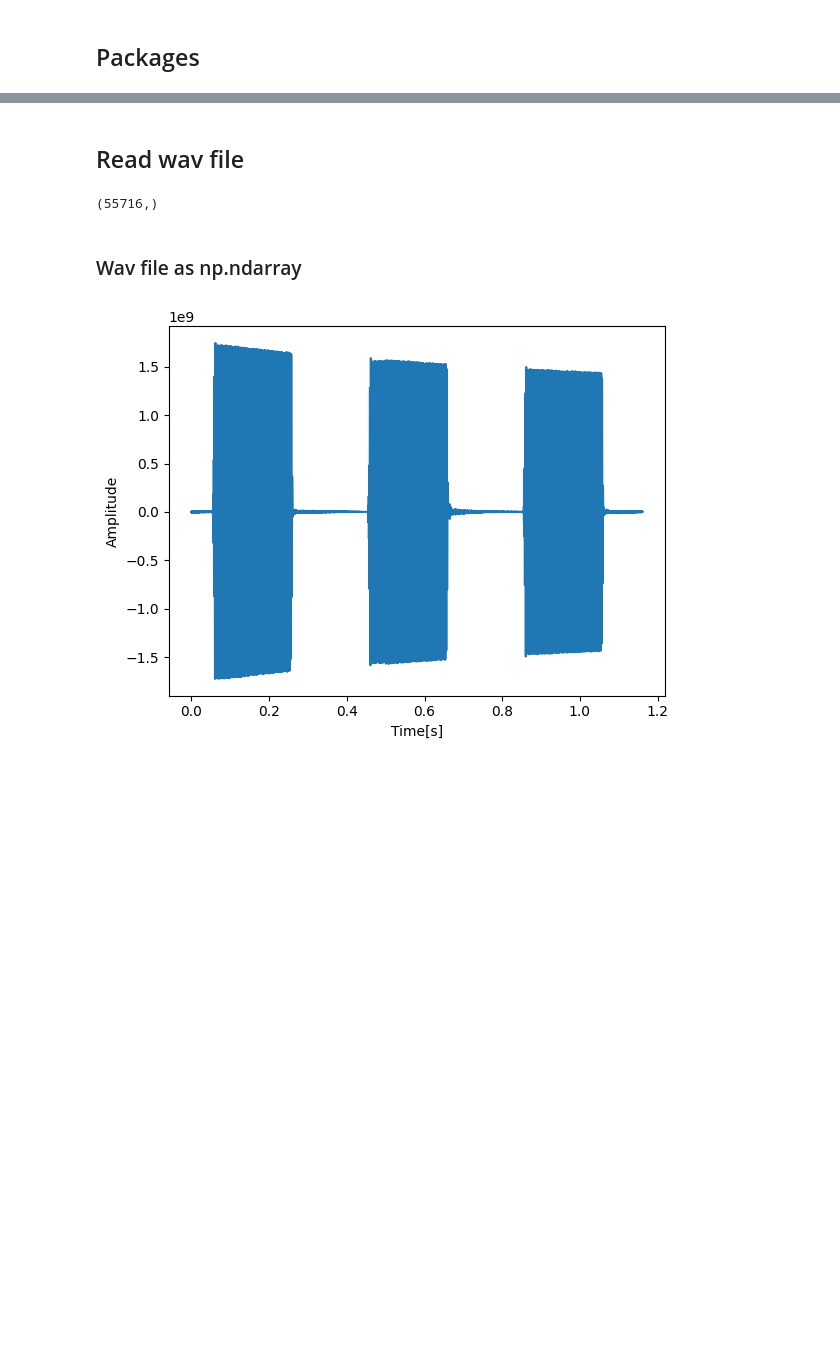
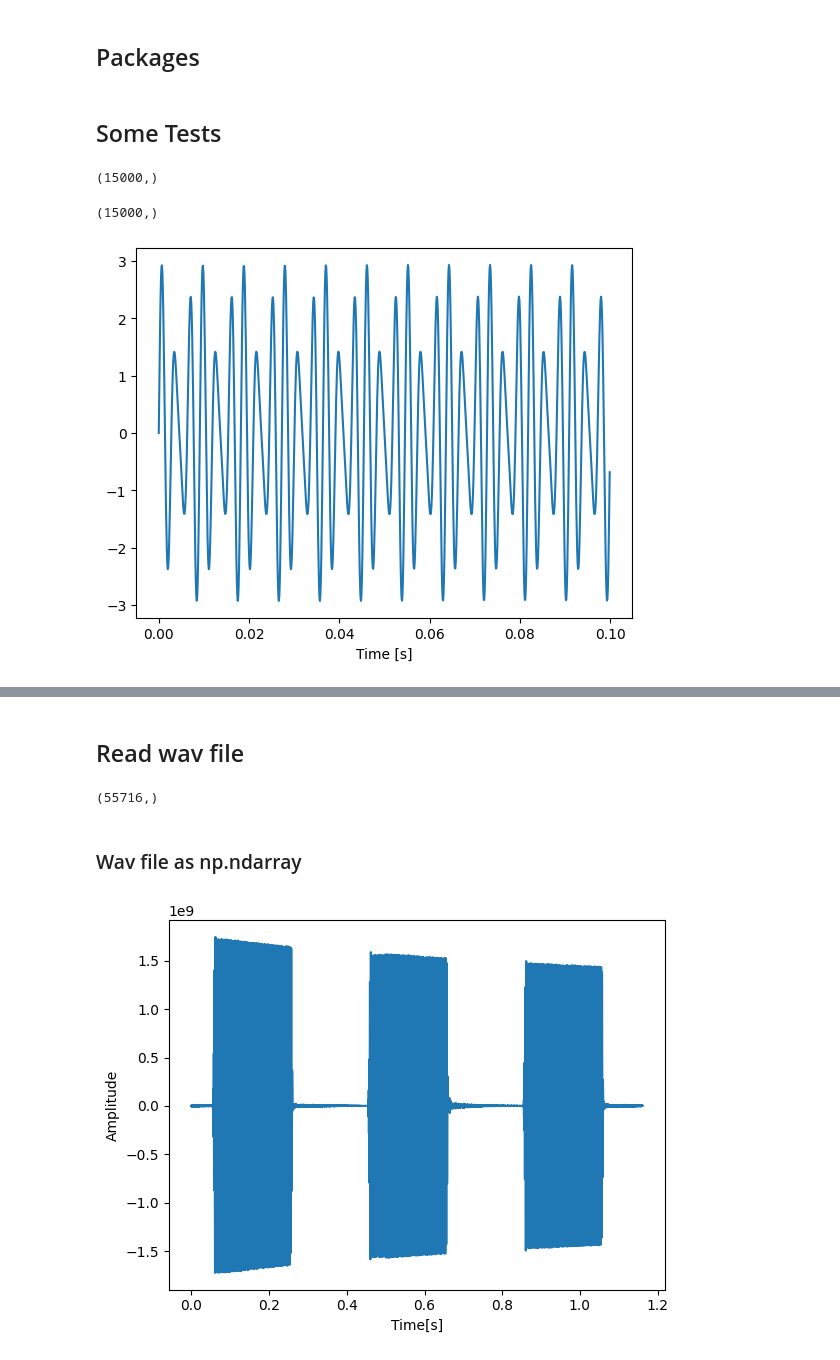
Before and after one commit to andresroliveira/FourierAnalysis, a Jupyter notebook: notebook.ipynb, the cells around one changed output, grey strips where cells are left out. Drawn from its saved outputs; the diff is of its cells as text; code cells hidden in the pictures; blank space fills up the shorter version.

```diff
--- a/notebook.ipynb
+++ b/notebook.ipynb
@@ -4,3 +4,21 @@
 import numpy as np
 from scipy.io import wavfile
 import matplotlib.pyplot as plt
+# %% [markdown]
+## Some Tests
+# %%
+t_signal = np.arange(0, 1.5, 0.0001)
+t_signal.shape
+# %% [output]
+(15000,)
+# %%
+s = 2 * np.sin(2 * np.pi * 330 * t_signal) + 1 * np.sin(2 * np.pi * 440 * t_signal)
+s.shape
+# %% [output]
+(15000,)
+# %%
+plt.plot(t_signal[t_signal < 0.1], s[t_signal < .1])
+plt.xlabel("Time [s]")
+plt.show()
+# %% [output]
+[figure, added]
```
Also changed, not shown: parts of 23 cells of this notebook.
